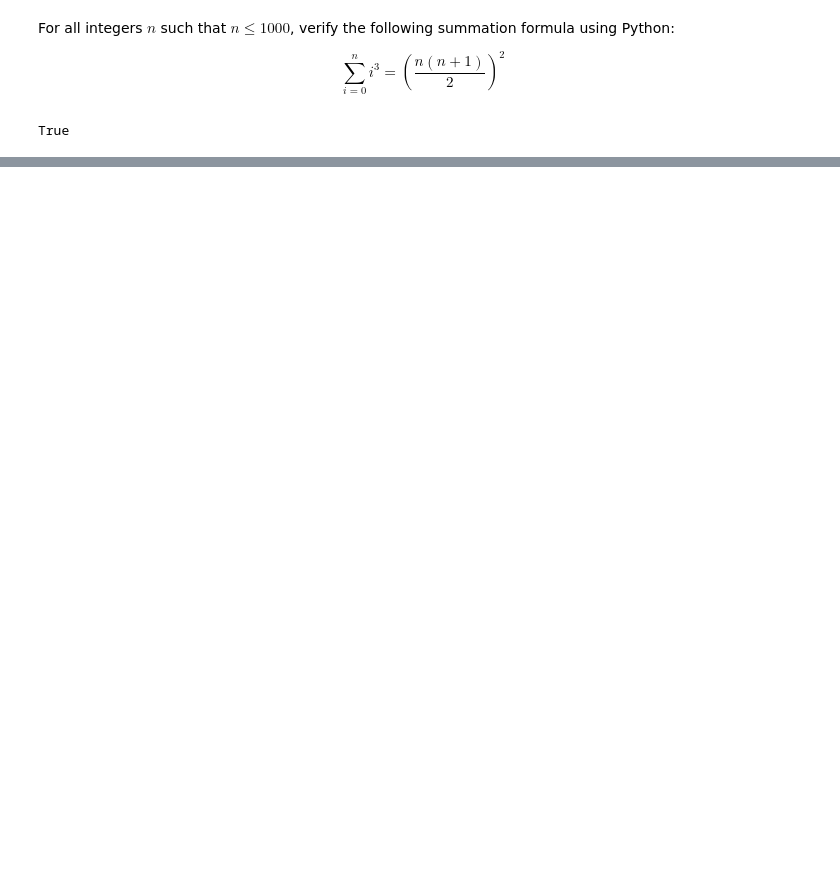
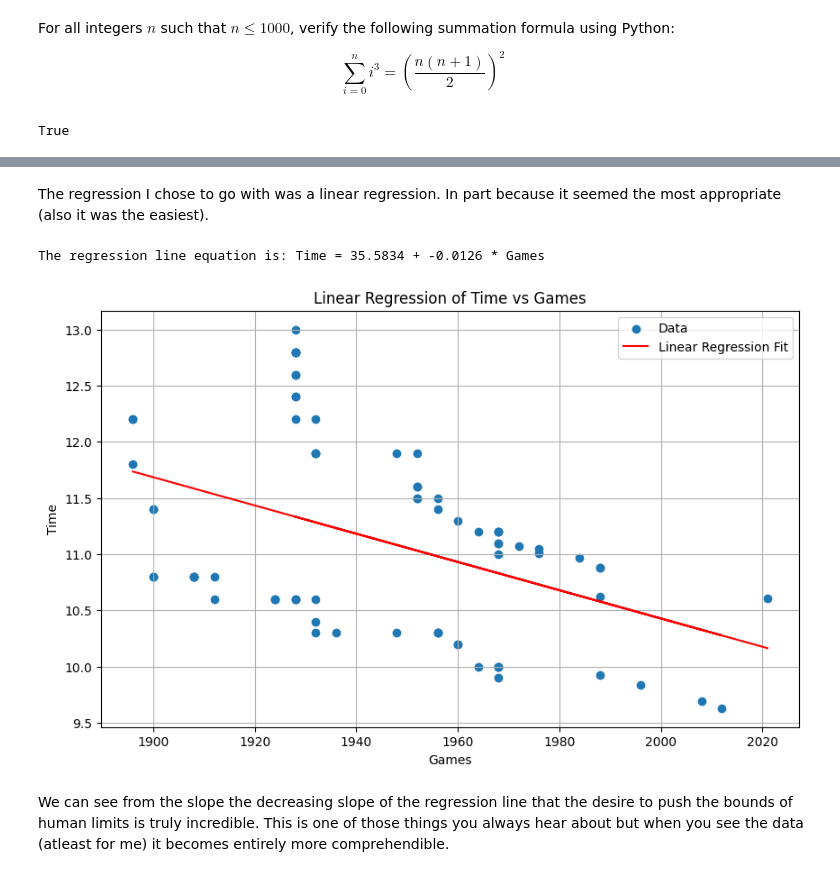
Before and after one commit to LBear98/CPSMA-Operations-Research, a Jupyter notebook: Operations_Research_(LB).ipynb, the cells around one changed output, grey strips where cells are left out. Cells and saved outputs as stored; diff of their text form; code cells hidden in the pictures; blank space fills up the shorter version.

```diff
--- a/Operations_Research_(LB).ipynb
+++ b/Operations_Research_(LB).ipynb
@@ -277,0 +384,7 @@ True
+# %%
+import pandas as pa
+import numpy as np # Added numpy import
+df = pa.read_csv('https://raw.githubusercontent.com/nurfnick/Data_Sets_For_Stats/master/CuratedDataSets/100mOlympicRecords.csv')
+x = np.array(df)
+
+df.head()
@@ -277,0 +416,26 @@ True
+# %% [markdown]
+The regression I chose to go with was a linear regression. In part because it seemed the most appropriate (also it was the easiest).
+# %%
+# Calculate the regression line equation
+intercept = model.params.iloc[0]
+slope = model.params.iloc[1]
+
+print(f"The regression line equation is: Time = {intercept:.4f} + {slope:.4f} * Games")
+# %% [output]
+The regression line equation is: Time = 35.5834 + -0.0126 * Games
+# %%
+# Visualize the linear regression results
+import matplotlib.pyplot as plt
+plt.figure(figsize=(10, 6))
+plt.scatter(df['Games'], df['Time'], label='Data')
+plt.plot(df['Games'], model.predict(X), color='red', label='Linear Regression Fit')
+plt.xlabel('Games')
+plt.ylabel('Time')
+plt.title('Linear Regression of Time vs Games')
+plt.legend()
+plt.grid(True)
+plt.show()
+# %% [output]
+[figure, added]
+# %% [markdown]
+We can see from the slope the decreasing slope of the regression line that the desire to push the bounds of human limits is truly incredible. This is one of those things you always hear about but when you see the data (atleast for me) it becomes entirely more comprehendible.
```
Also changed, not shown: parts of 35 cells of this notebook.
